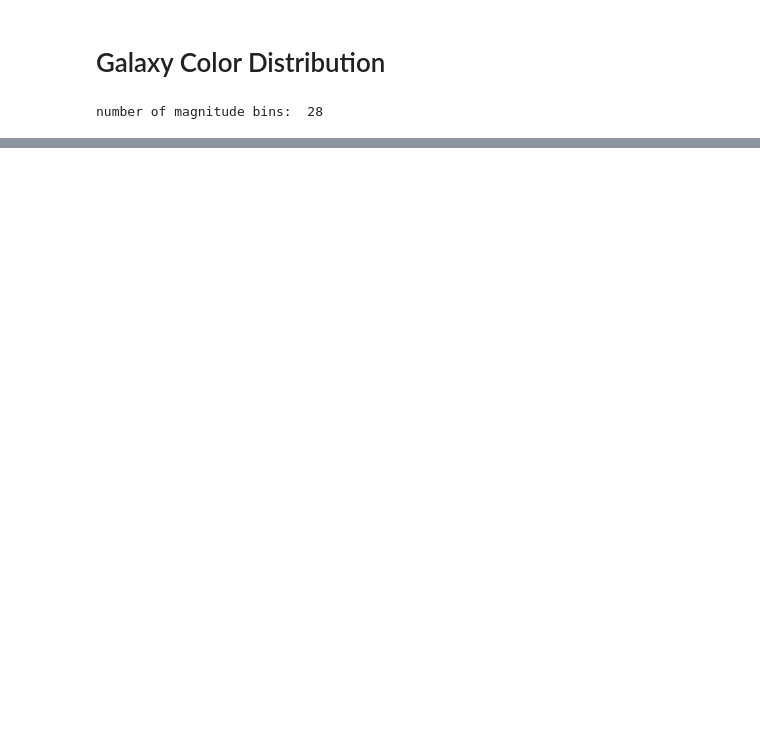
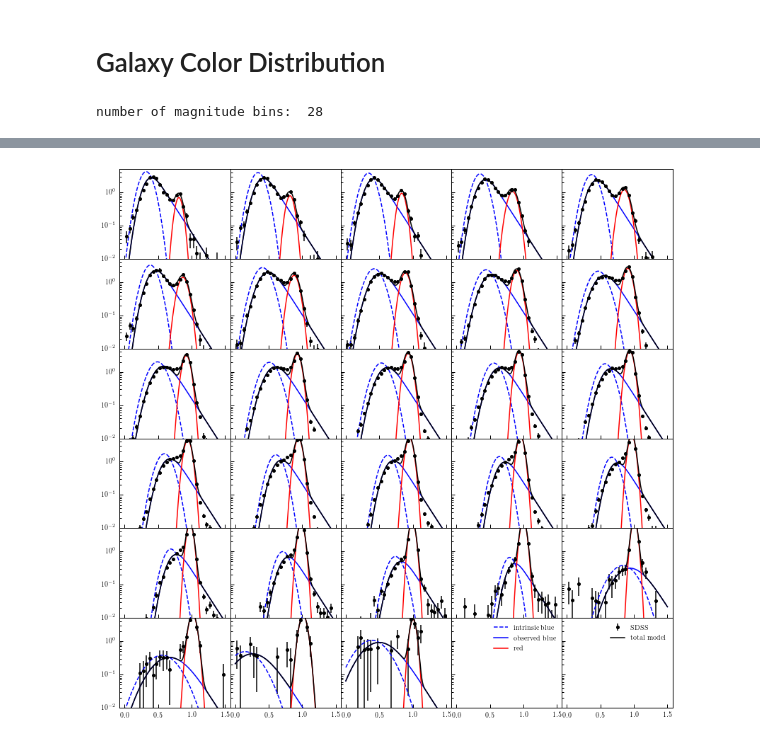
Before and after one commit to duncandc/galaxy_shapes, a Jupyter notebook: sdss_measurements/notebooks/galaxy_color.ipynb, the cells around one changed output, grey strips where cells are left out. Cells and saved outputs as stored; diff of their text form; code cells hidden in the pictures; blank space fills up the shorter version.

```diff
--- a/sdss_measurements/notebooks/galaxy_color.ipynb
+++ b/sdss_measurements/notebooks/galaxy_color.ipynb
@@ -57,0 +94,88 @@ plt.show()
+# %%
+# row and column sharing
+fig, axes = plt.subplots(6, 5, sharex=True, sharey=True, figsize=(14.0,14.0))
+axes = axes.flatten()
+plt.subplots_adjust(wspace=0, hspace=0)
+
+x_sample = np.linspace(0,1.5,1000)
+
+N = len(mag_bin_centers)
+m1s = np.zeros(N)
+m2s = np.zeros(N)
+s1s = np.zeros(N)
+s2s = np.zeros(N)
+fs = np.zeros(N)
+
+ferrs = np.zeros(N)
+m1errs = np.zeros(N)
+m2errs = np.zeros(N)
+s1errs = np.zeros(N)
+s2errs = np.zeros(N)
+
+for i, mag in enumerate(mag_bin_centers):
+
+    m1 = color_model.lt_mean_color(mag)
+    m2 = color_model.et_mean_color(mag)
+    s1 = color_model.lt_scatter_color(mag)
+    s2 = color_model.et_scatter_color(mag)
+    f = blue_fraction(mag)
+    theta0 = [m1, s1, m2, s2, f]
+
+    t = Table.read('../data/sample_'+str(int(i))+'_g_minus_r.dat', format='ascii')
+
+    x = t['g_minus_r']
+    y = t['frequency']
+    yerr = t['err']
+
+    res = minimize(chi_2, theta0, args=(x, y, yerr), bounds=bounds)
+    theta = res.x
+
+    ax = axes[i]
+
+    p1 = ax.errorbar(x,y,yerr,fmt='o', ms=4, color='black')
+
+    f = theta[4]
+
+    m1 = theta[0]
+    s1 = theta[1]
+    k = 1.0/(s1*7.1765)
+    l2, = ax.plot(x_sample, f*exponnorm.pdf(x_sample, k, m1, s1), color='blue')
+    l3, = ax.plot(x_sample, f*norm.pdf(x_sample, m1, s1), '--', color='blue')
+
+    m2 = theta[2]
+    s2 = theta[3]
+    l4, = ax.plot(x_sample, (1.0-f)*norm.pdf(x_sample, m2, s2), color='red')
+
+    l1, = ax.plot(x_sample, f*exponnorm.pdf(x_sample, k, m1, s1) + (1.0-f)*norm.pdf(x_sample, m2, s2), color='black')
+
+    fs[i] = f
+    m1s[i] = m1
+    m2s[i] = m2
+    s1s[i] = s1
+    s2s[i] = s2
+
+    mask = (yerr==0)
+    yerr[mask] = 0.001
+
+    theta0 = [m1, s1, m2, s2, f]
+    res = curve_fit(total_pdf, x, y, p0=theta0, sigma=yerr)
+    pcov = res[1]
+    perr = np.sqrt(np.diag(pcov))
+
+    ferrs[i] = perr[4]
+
+    m1errs[i] = perr[0]
+    m2errs[i] = perr[2]
+
+    s1errs[i] = perr[1]
+    s2errs[i] = perr[3]
+
+ax = axes[-2]
+ax.legend([l3,l2,l4],['intrinsic blue','observed blue','red'], frameon=False)
+
+ax = axes[-1]
+ax.legend([p1, l1],['SDSS','total model'], frameon=False)
+
+ax.set_yscale('log')
+ax.set_ylim([0.01,5])
+# %% [output]
@@ -57,0 +183 @@ plt.show()
+[figure, added]
```
Also changed, not shown: parts of 21 cells of this notebook, 1 other file.
